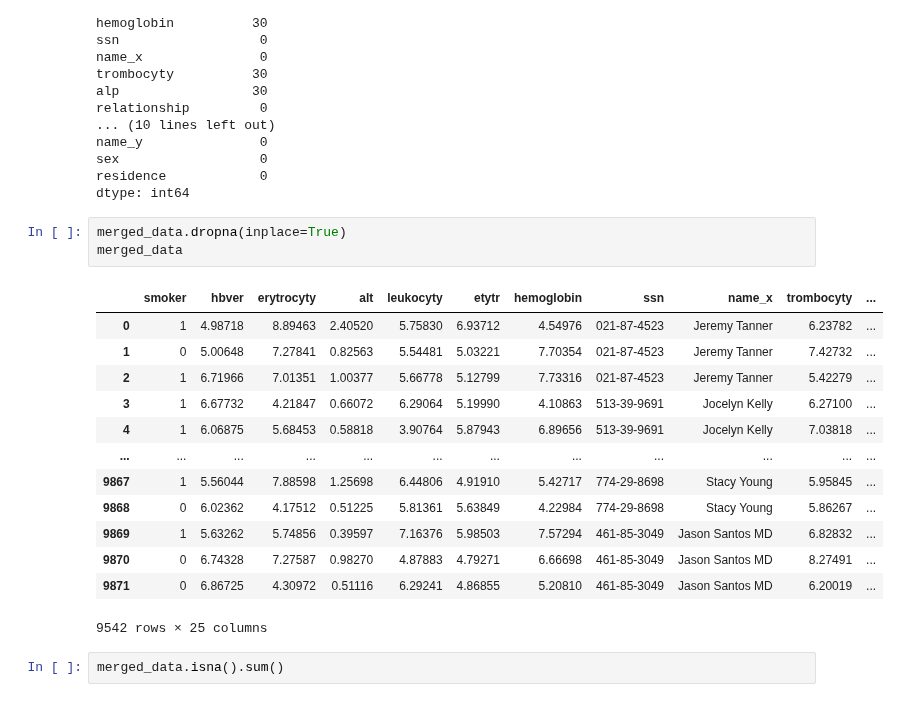
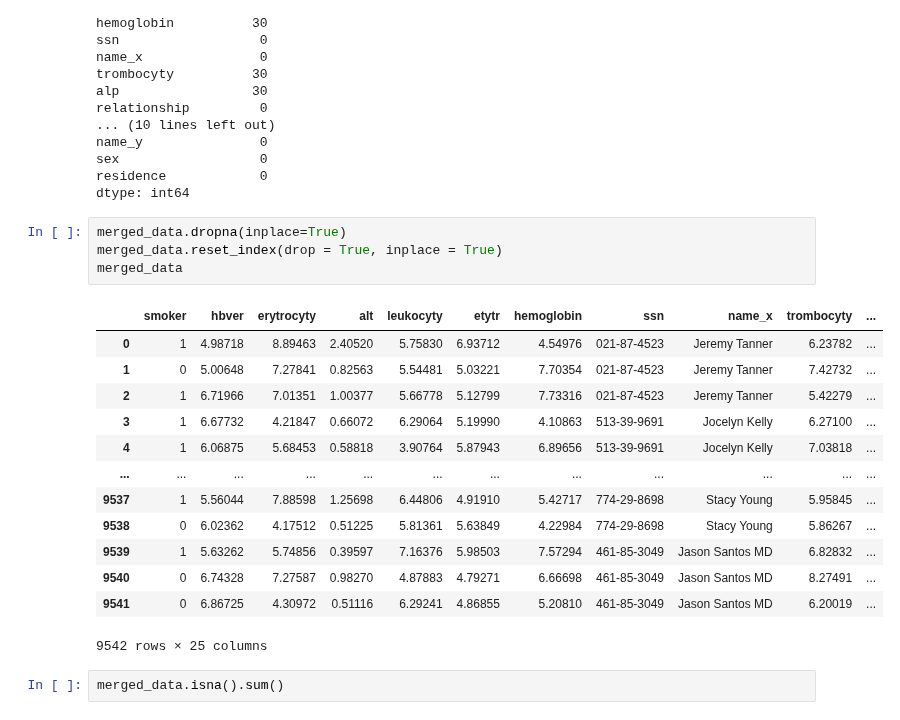
Before and after one commit to MarkoStahovec/IAU-Stahovec-Viest, a Jupyter notebook: main.ipynb, the cells around one changed output. Cells and saved outputs as stored; diff of their text form.

```diff
--- a/main.ipynb
+++ b/main.ipynb
@@ -2046,20 +2047,21 @@ residence            0
 dtype: int64
 # %%
 merged_data.dropna(inplace=True)
+merged_data.reset_index(drop = True, inplace = True)
 merged_data
 # %% [output]
 |  | smoker | hbver | erytrocyty | alt | leukocyty | etytr | hemoglobin | ssn | name_x | trombocyty | ... |
 | 0 | 1 | 4.98718 | 8.89463 | 2.40520 | 5.75830 | 6.93712 | 4.54976 | 021-87-4523 | Jeremy Tanner | 6.23782 | ... |
 | 1 | 0 | 5.00648 | 7.27841 | 0.82563 | 5.54481 | 5.03221 | 7.70354 | 021-87-4523 | Jeremy Tanner | 7.42732 | ... |
 | 2 | 1 | 6.71966 | 7.01351 | 1.00377 | 5.66778 | 5.12799 | 7.73316 | 021-87-4523 | Jeremy Tanner | 5.42279 | ... |
 | 3 | 1 | 6.67732 | 4.21847 | 0.66072 | 6.29064 | 5.19990 | 4.10863 | 513-39-9691 | Jocelyn Kelly | 6.27100 | ... |
 | 4 | 1 | 6.06875 | 5.68453 | 0.58818 | 3.90764 | 5.87943 | 6.89656 | 513-39-9691 | Jocelyn Kelly | 7.03818 | ... |
 | ... | ... | ... | ... | ... | ... | ... | ... | ... | ... | ... | ... |
-| 9867 | 1 | 5.56044 | 7.88598 | 1.25698 | 6.44806 | 4.91910 | 5.42717 | 774-29-8698 | Stacy Young | 5.95845 | ... |
-| 9868 | 0 | 6.02362 | 4.17512 | 0.51225 | 5.81361 | 5.63849 | 4.22984 | 774-29-8698 | Stacy Young | 5.86267 | ... |
-| 9869 | 1 | 5.63262 | 5.74856 | 0.39597 | 7.16376 | 5.98503 | 7.57294 | 461-85-3049 | Jason Santos MD | 6.82832 | ... |
-| 9870 | 0 | 6.74328 | 7.27587 | 0.98270 | 4.87883 | 4.79271 | 6.66698 | 461-85-3049 | Jason Santos MD | 8.27491 | ... |
-| 9871 | 0 | 6.86725 | 4.30972 | 0.51116 | 6.29241 | 4.86855 | 5.20810 | 461-85-3049 | Jason Santos MD | 6.20019 | ... |
+| 9537 | 1 | 5.56044 | 7.88598 | 1.25698 | 6.44806 | 4.91910 | 5.42717 | 774-29-8698 | Stacy Young | 5.95845 | ... |
+| 9538 | 0 | 6.02362 | 4.17512 | 0.51225 | 5.81361 | 5.63849 | 4.22984 | 774-29-8698 | Stacy Young | 5.86267 | ... |
+| 9539 | 1 | 5.63262 | 5.74856 | 0.39597 | 7.16376 | 5.98503 | 7.57294 | 461-85-3049 | Jason Santos MD | 6.82832 | ... |
+| 9540 | 0 | 6.74328 | 7.27587 | 0.98270 | 4.87883 | 4.79271 | 6.66698 | 461-85-3049 | Jason Santos MD | 8.27491 | ... |
+| 9541 | 0 | 6.86725 | 4.30972 | 0.51116 | 6.29241 | 4.86855 | 5.20810 | 461-85-3049 | Jason Santos MD | 6.20019 | ... |
 9542 rows × 25 columns
 # %%
 merged_data.isna().sum()
```
Also changed, not shown: parts of 46 cells of this notebook.
